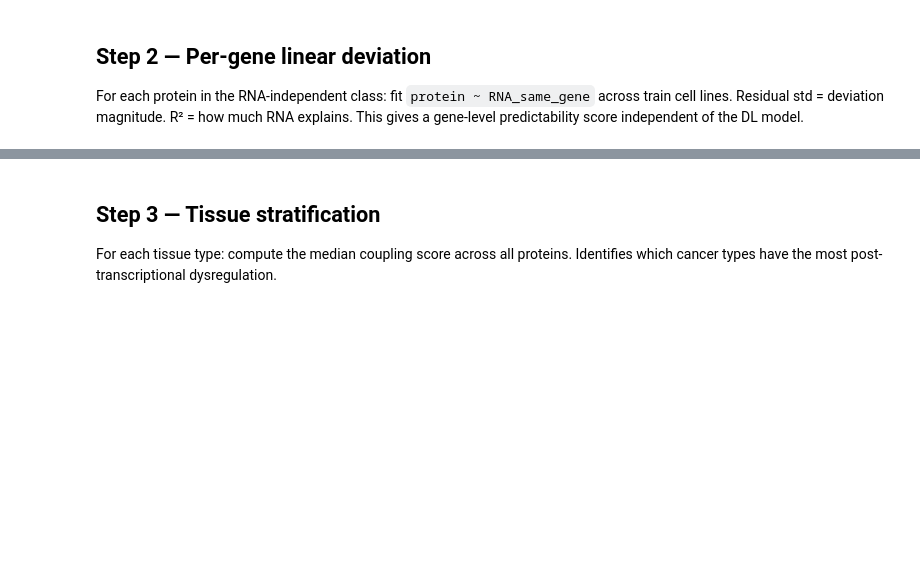
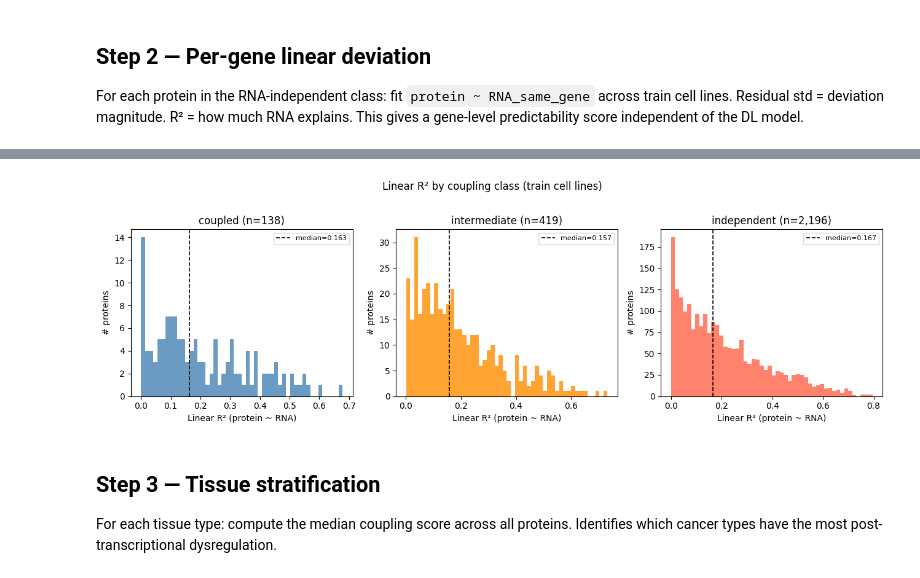
Before and after one commit to fshokor/multiomics-drug-response, a Jupyter notebook: notebooks/nb16_deviation_characterization.ipynb, the cells around one changed output, grey strips where cells are left out. Drawn from its saved outputs; the diff is of its cells as text; code cells hidden in the pictures; blank space fills up the shorter version.

```diff
--- a/notebooks/nb16_deviation_characterization.ipynb
+++ b/notebooks/nb16_deviation_characterization.ipynb
@@ -243,23 +332,25 @@ print(protein_df_full['r2'].describe().round(3))
 # %%
 # R² distribution by coupling class
 fig, axes = plt.subplots(1, 3, figsize=(13, 4), sharey=False)
 classes = ['coupled', 'intermediate', 'independent']
 colors  = ['steelblue', 'darkorange', 'tomato']
 
 for ax, cls, col in zip(axes, classes, colors):
-    subset = protein_df_full[protein_df_full['coupling_class'] == cls]['r2'].dropna()
+    subset = protein_df_full[protein_df_full['coupling_class'] == cls]['r2_y'].dropna()
     ax.hist(subset.clip(-1, 1), bins=50, color=col, edgecolor='none', alpha=0.8)
     ax.set_title(f'{cls} (n={len(subset):,})')
     ax.set_xlabel('Linear R² (protein ~ RNA)')
     ax.set_ylabel('# proteins')
     ax.axvline(subset.median(), color='black', linewidth=1.2, linestyle='--',
                label=f'median={subset.median():.3f}')
     ax.legend(fontsize=8)
 
 plt.suptitle('Linear R² by coupling class (train cell lines)', y=1.02)
 plt.tight_layout()
 plt.savefig(RESULTS_DIR / 'r2_by_coupling_class.png', dpi=120, bbox_inches='tight')
 plt.show()
+# %% [output]
+[figure, added]
 # %% [markdown]
 ## Step 3 — Tissue stratification
 
```
Also changed, not shown: parts of 24 cells of this notebook.
